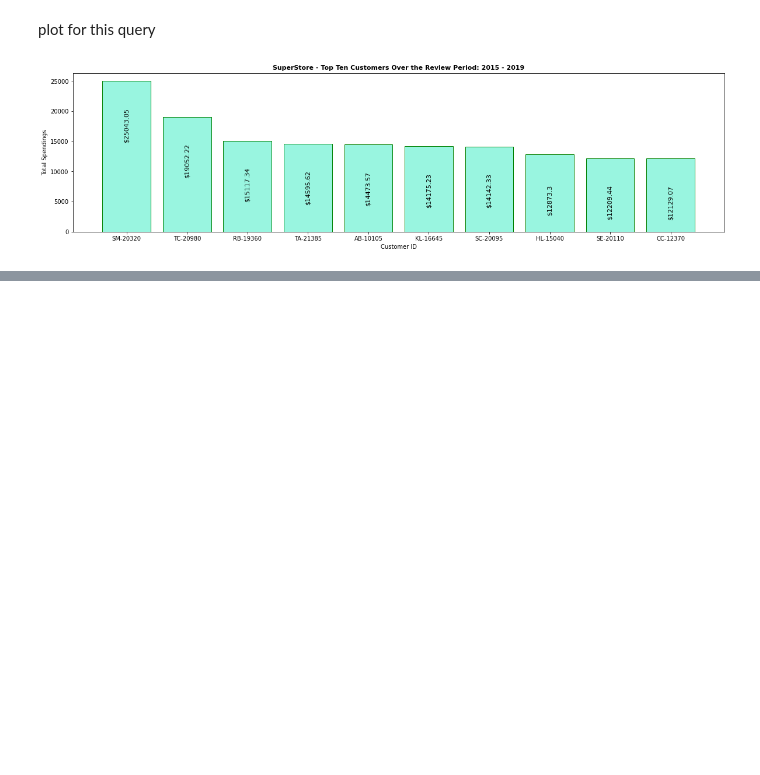
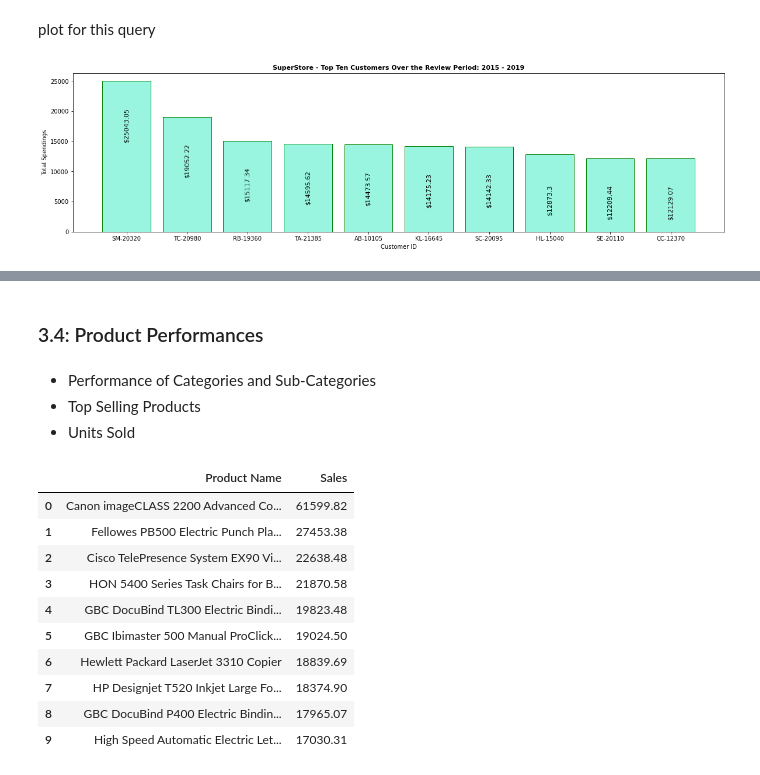
Before and after one commit to WayneNyariroh/StoreSales_Analysis, a Jupyter notebook: superStoreSales_EDA.ipynb, the cells around one changed output, grey strips where cells are left out. Drawn from its saved outputs; the diff is of its cells as text; code cells hidden in the pictures; blank space fills up the shorter version.

```diff
--- a/superStoreSales_EDA.ipynb
+++ b/superStoreSales_EDA.ipynb
@@ -470,0 +510,23 @@ for i, j in top_ten_customers['Sales'].items(): #our index, values and enumerato
+# %% [markdown]
+### 3.4: Product Performances
+# %% [markdown]
+-  Performance of Categories and Sub-Categories
+-  Top Selling Products
+-  Units Sold
+# %%
+top_products=store_df.groupby(['Product Name']).sum().sort_values('Sales',ascending=False).head(10)
+top_products=top_products[['Sales']].round(2)
+top_products.reset_index(inplace=True)
+top_products
+# %% [output]
+|  | Product Name | Sales |
+| 0 | Canon imageCLASS 2200 Advanced Co... | 61599.82 |
+| 1 | Fellowes PB500 Electric Punch Pla... | 27453.38 |
+| 2 | Cisco TelePresence System EX90 Vi... | 22638.48 |
+| 3 | HON 5400 Series Task Chairs for B... | 21870.58 |
+| 4 | GBC DocuBind TL300 Electric Bindi... | 19823.48 |
+| 5 | GBC Ibimaster 500 Manual ProClick... | 19024.50 |
+| 6 | Hewlett Packard LaserJet 3310 Copier | 18839.69 |
+| 7 | HP Designjet T520 Inkjet Large Fo... | 18374.90 |
+| 8 | GBC DocuBind P400 Electric Bindin... | 17965.07 |
+| 9 | High Speed Automatic Electric Let... | 17030.31 |
```
Also changed, not shown: parts of 15 cells of this notebook.
